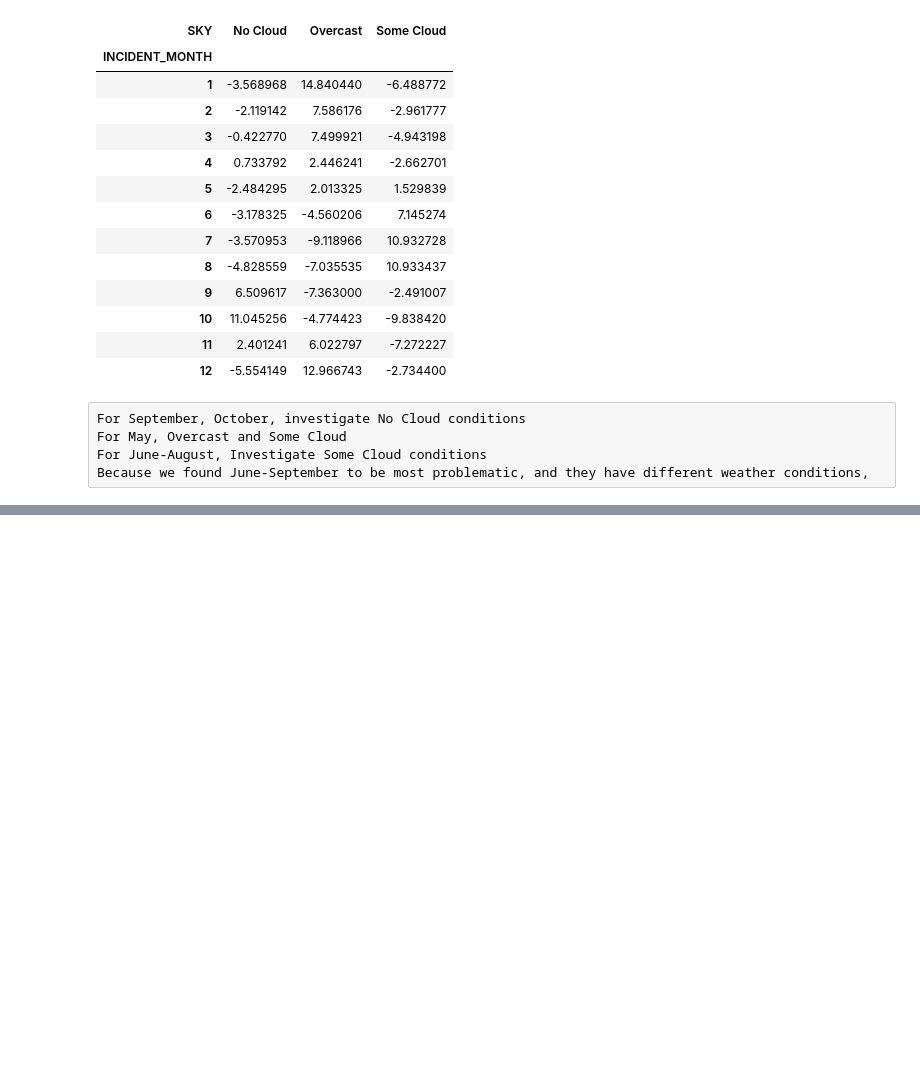
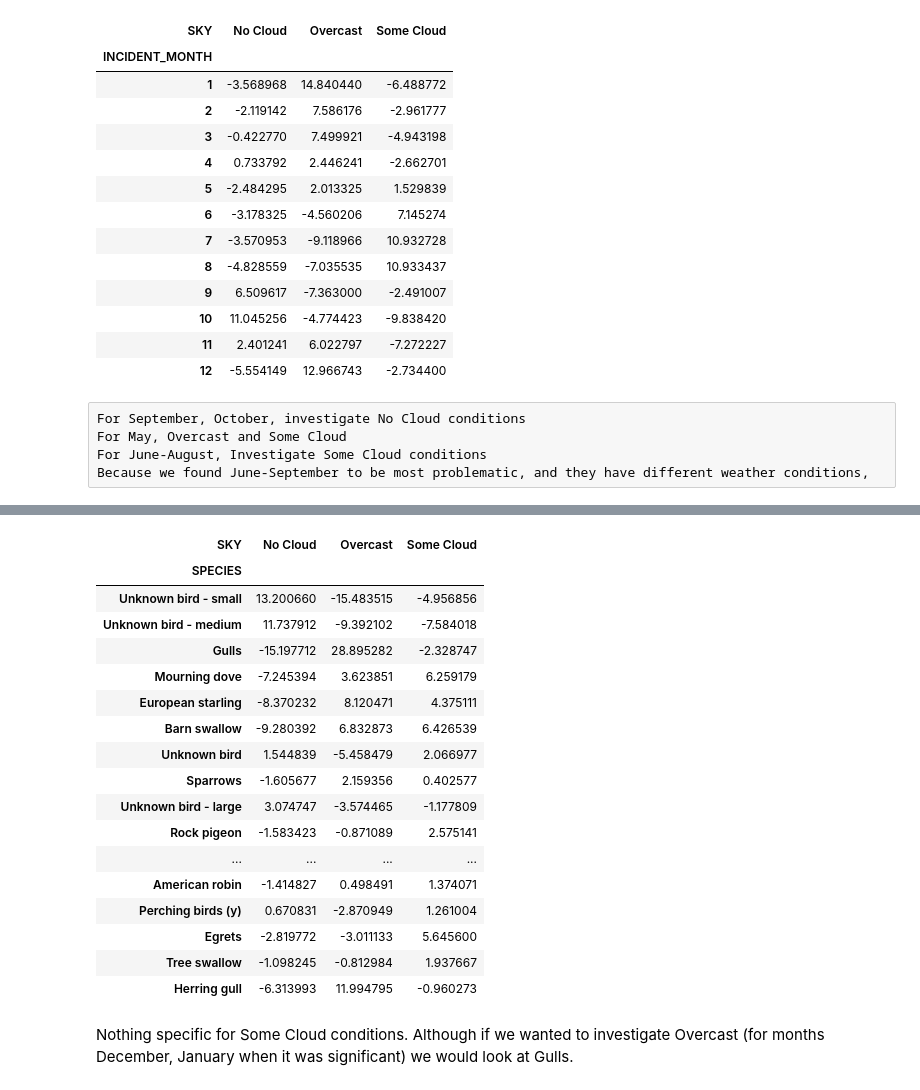
Before and after one commit to nshlapo/IntroSysAnalysis, a Jupyter notebook: Bird_Strikes.ipynb, the cells around one changed output, grey strips where cells are left out. Drawn from its saved outputs; the diff is of its cells as text; code cells hidden in the pictures; blank space fills up the shorter version.

```diff
--- a/Bird_Strikes.ipynb
+++ b/Bird_Strikes.ipynb
@@ -196,0 +308,3 @@ Because we found June-September to be most problematic, and they have different
+# %%
+(chi, p, dof, expected) = stats.chi2_contingency(observed=bird_sky)
+chi, p, dof, expected
@@ -196,0 +329,23 @@ Because we found June-September to be most problematic, and they have different
+# %%
+(bird_sky - expected)/(expected**.5)
+# %% [output]
+| SKY | No Cloud | Overcast | Some Cloud |
+| SPECIES |  |  |  |
+| Unknown bird - small | 13.200660 | -15.483515 | -4.956856 |
+| Unknown bird - medium | 11.737912 | -9.392102 | -7.584018 |
+| Gulls | -15.197712 | 28.895282 | -2.328747 |
+| Mourning dove | -7.245394 | 3.623851 | 6.259179 |
+| European starling | -8.370232 | 8.120471 | 4.375111 |
+| Barn swallow | -9.280392 | 6.832873 | 6.426539 |
+| Unknown bird | 1.544839 | -5.458479 | 2.066977 |
+| Sparrows | -1.605677 | 2.159356 | 0.402577 |
+| Unknown bird - large | 3.074747 | -3.574465 | -1.177809 |
+| Rock pigeon | -1.583423 | -0.871089 | 2.575141 |
+| ... | ... | ... | ... |
+| American robin | -1.414827 | 0.498491 | 1.374071 |
+| Perching birds (y) | 0.670831 | -2.870949 | 1.261004 |
+| Egrets | -2.819772 | -3.011133 | 5.645600 |
+| Tree swallow | -1.098245 | -0.812984 | 1.937667 |
+| Herring gull | -6.313993 | 11.994795 | -0.960273 |
+# %% [markdown]
+Nothing specific for Some Cloud conditions. Although if we wanted to investigate Overcast (for months December, January when it was significant) we would look at Gulls.
```
Also changed, not shown: parts of 11 cells of this notebook, 1 other file.
